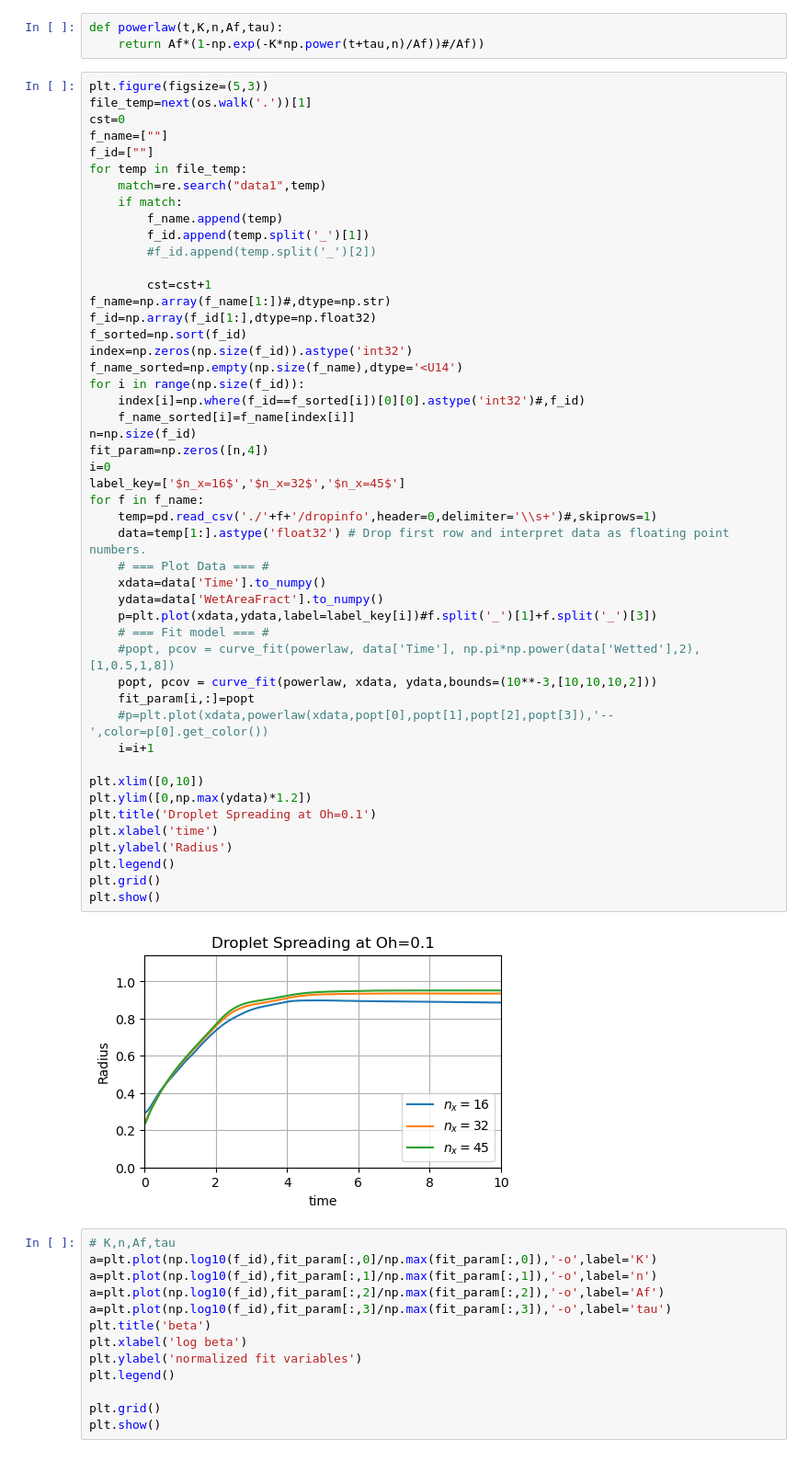
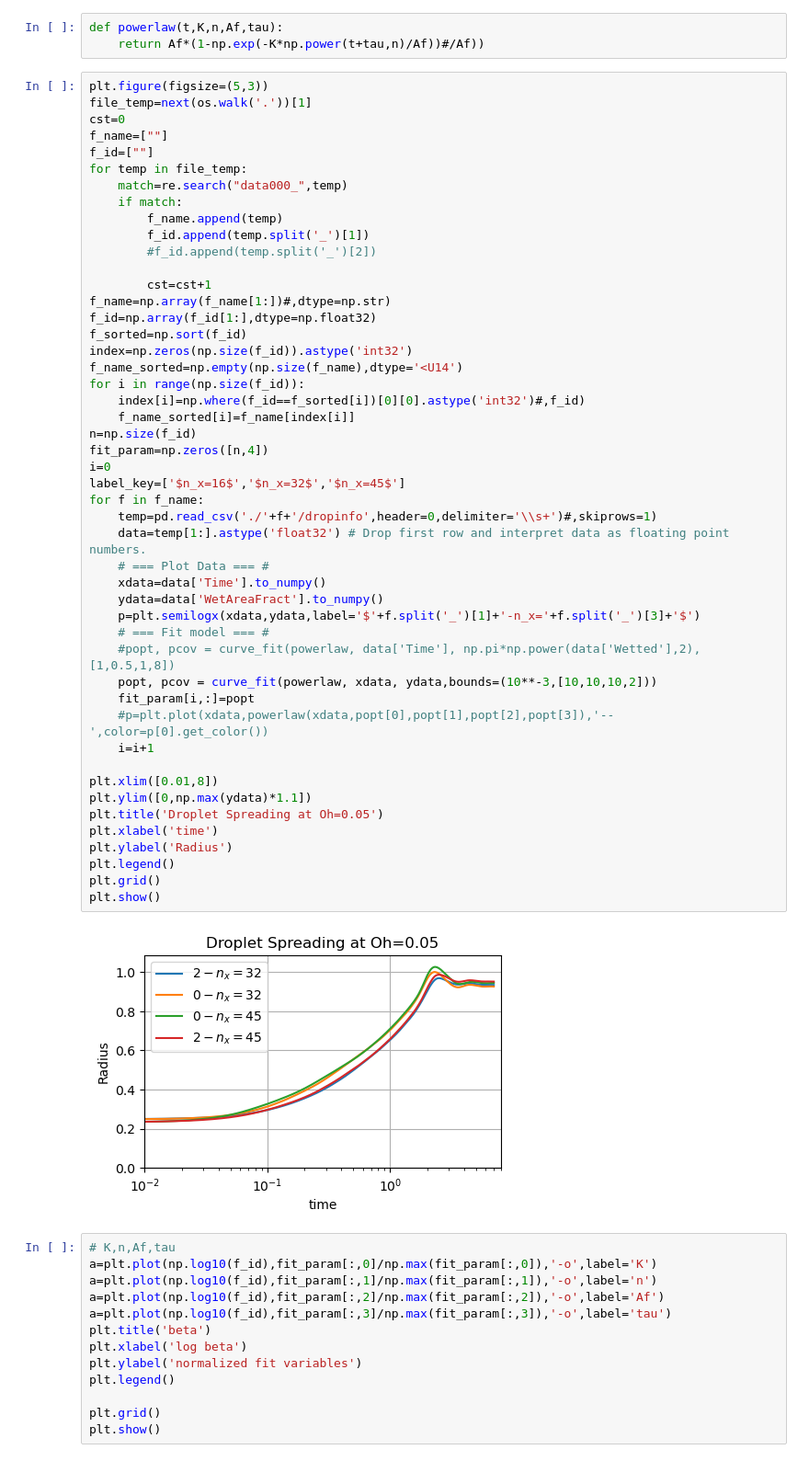
Before and after one commit to pmt58/Droplet_NGA2, a Jupyter notebook: data_analysis.ipynb, the cells around one changed output. Shown at 92% size. Drawn from its saved outputs; the diff is of its cells as text.

```diff
--- a/data_analysis.ipynb
+++ b/data_analysis.ipynb
@@ -16,7 +16,7 @@ cst=0
 f_name=[""]
 f_id=[""]
 for temp in file_temp:
-    match=re.search("data1",temp)
+    match=re.search("data000_",temp)
     if match:
         f_name.append(temp)
         f_id.append(temp.split('_')[1])
@@ -27,38 +27,38 @@ f_name=np.array(f_name[1:])#,dtype=np.str)
 f_id=np.array(f_id[1:],dtype=np.float32)
 f_sorted=np.sort(f_id)
 index=np.zeros(np.size(f_id)).astype('int32')
 f_name_sorted=np.empty(np.size(f_name),dtype='<U14')
 for i in range(np.size(f_id)):
     index[i]=np.where(f_id==f_sorted[i])[0][0].astype('int32')#,f_id)
     f_name_sorted[i]=f_name[index[i]]
 n=np.size(f_id)
 fit_param=np.zeros([n,4])
 i=0
 label_key=['$n_x=16$','$n_x=32$','$n_x=45$']
 for f in f_name:
     temp=pd.read_csv('./'+f+'/dropinfo',header=0,delimiter='\\s+')#,skiprows=1)
     data=temp[1:].astype('float32') # Drop first row and interpret data as floating point numbers.
     # === Plot Data === #
     xdata=data['Time'].to_numpy()
     ydata=data['WetAreaFract'].to_numpy()
-    p=plt.plot(xdata,ydata,label=label_key[i])#f.split('_')[1]+f.split('_')[3])
+    p=plt.semilogx(xdata,ydata,label='$'+f.split('_')[1]+'-n_x='+f.split('_')[3]+'$')
     # === Fit model === #
     #popt, pcov = curve_fit(powerlaw, data['Time'], np.pi*np.power(data['Wetted'],2),[1,0.5,1,8])
     popt, pcov = curve_fit(powerlaw, xdata, ydata,bounds=(10**-3,[10,10,10,2]))
     fit_param[i,:]=popt
     #p=plt.plot(xdata,powerlaw(xdata,popt[0],popt[1],popt[2],popt[3]),'--',color=p[0].get_color())
     i=i+1
 
-plt.xlim([0,10])
-plt.ylim([0,np.max(ydata)*1.2])
-plt.title('Droplet Spreading at Oh=0.1')
+plt.xlim([0.01,8])
+plt.ylim([0,np.max(ydata)*1.1])
+plt.title('Droplet Spreading at Oh=0.05')
 plt.xlabel('time')
 plt.ylabel('Radius')
 plt.legend()
 plt.grid()
 plt.show()
 # %% [output]
-[figure, old version]
+[figure, new version]
 # %%
 # K,n,Af,tau
 a=plt.plot(np.log10(f_id),fit_param[:,0]/np.max(fit_param[:,0]),'-o',label='K')
```
Also changed, not shown: 2 other files.
